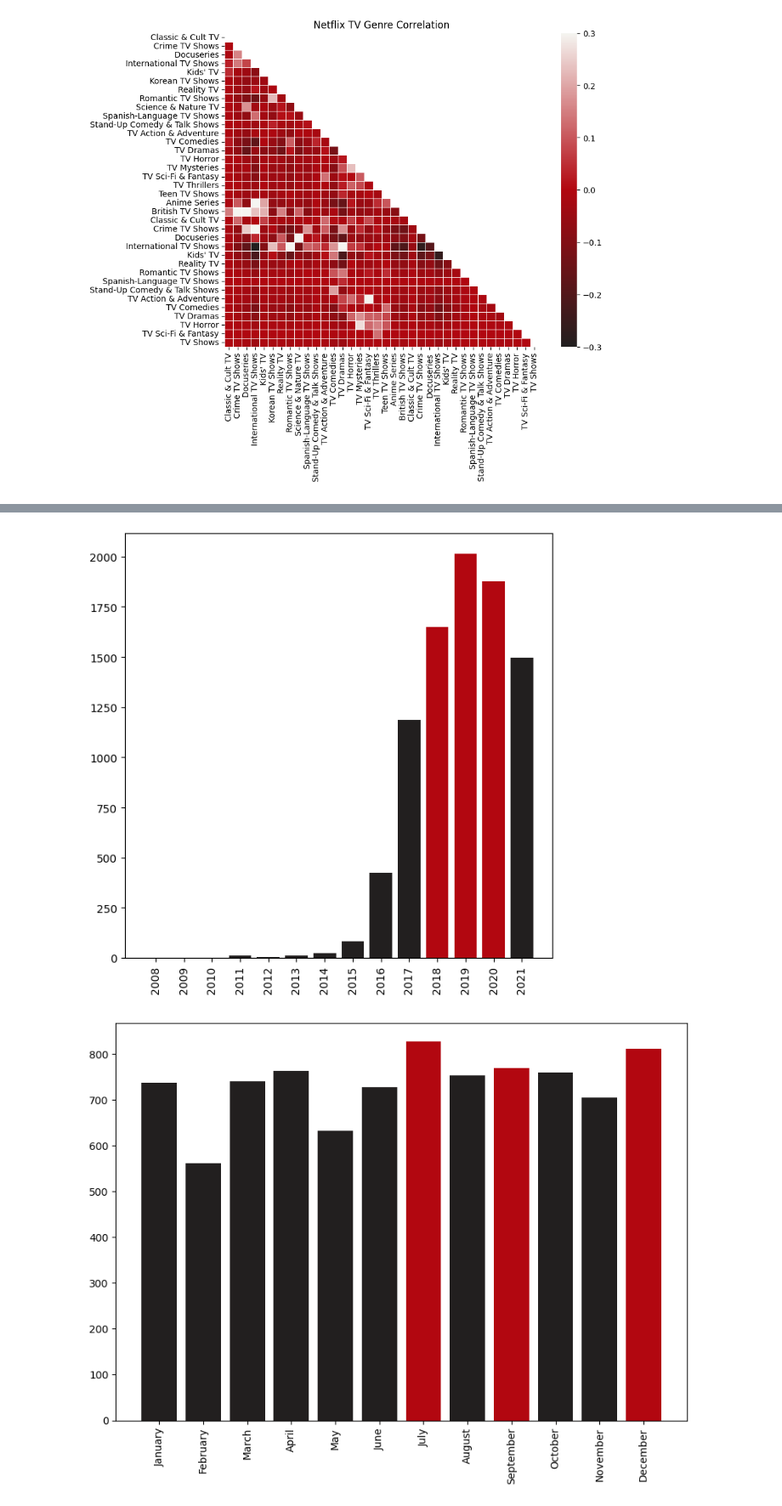
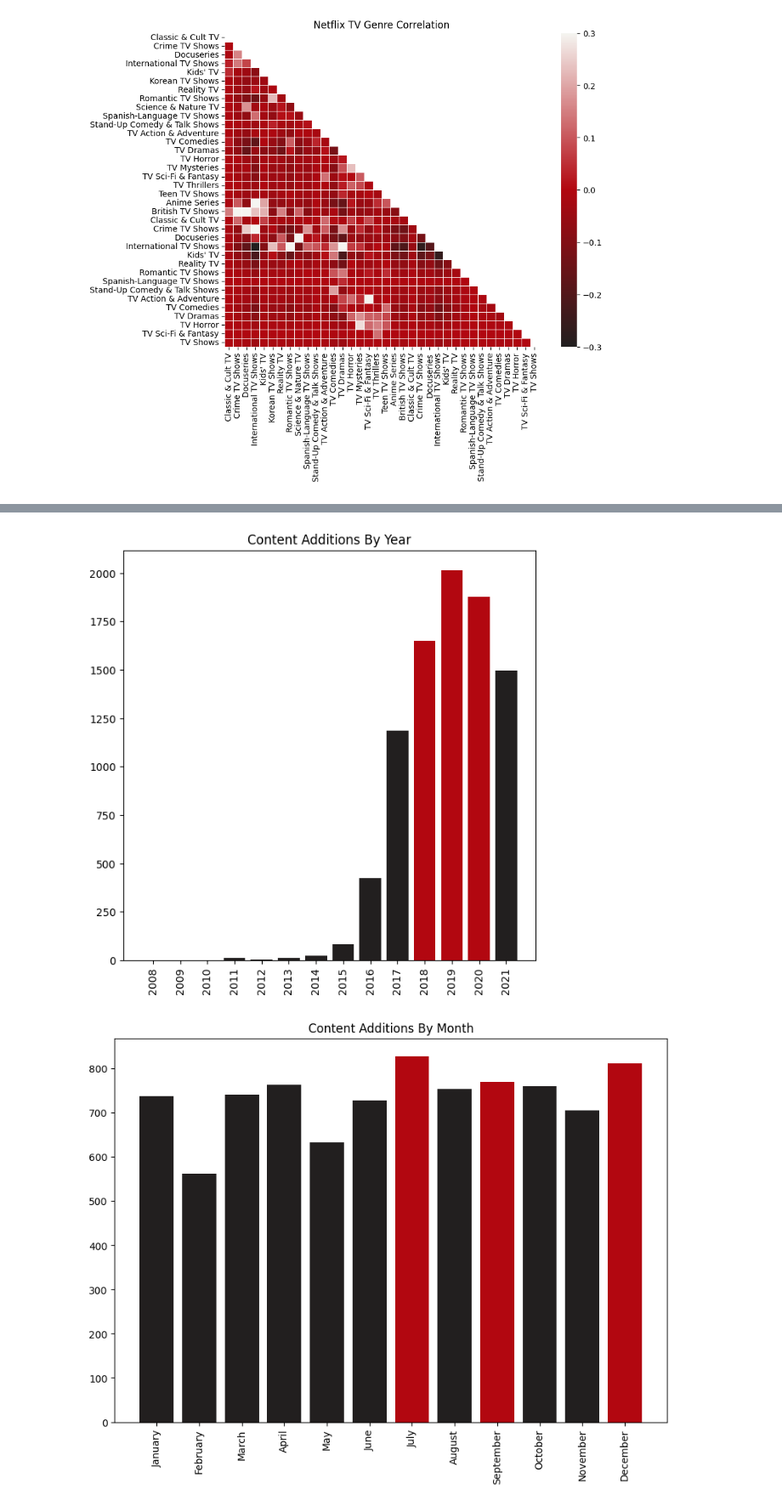
Before and after one commit to cafesmire/notebooks, a Jupyter notebook: netflix/netflix_eda.ipynb, the cells around one changed output, grey strips where cells are left out. Shown at 85% size. Saved outputs shown, nothing was run; the diff lists cells and outputs as text; code cells hidden in the pictures.

```diff
--- a/netflix/netflix_eda.ipynb
+++ b/netflix/netflix_eda.ipynb
@@ -232,22 +218,25 @@ fig, ax = plt.subplots(figsize=(7,7))
 ax.bar(yearly_adds.index,yearly_adds, color=cmap)
 ax.set_xticks(yearly_adds.index)
 
+plt.title("Content Additions By Year")
 plt.xticks(rotation=90)
 plt.show()
 # %% [output]
-[figure, old version]
+[figure, new version]
 # %%
 months = ['January', 'February', 'March', 'April', 'May', 'June', 'July', 'August', 'September', 'October', 'November','December']
+df['month_added'] = pd.Categorical(df['month_added'], categories=months, ordered=True)
 monthly_adds = df.groupby('month_added').size()
 monthly_add_counts= [monthly_adds.get(month,0) for month in months]
 # %%
 fig, ax = plt.subplots(figsize=(10,7))
 cmap = ['#221f1f' for _ in range(12)]
 # July, September, December are the top months
 cmap[6] = cmap[8] = cmap[11] = '#b20710'
 ax.bar(months, monthly_add_counts, color = cmap)
 
 plt.xticks(rotation=90)
+plt.title("Content Additions By Month")
 plt.show()
 # %% [output]
-[figure, old version]
+[figure, new version]
```
Also changed, not shown: parts of 4 cells of this notebook.
